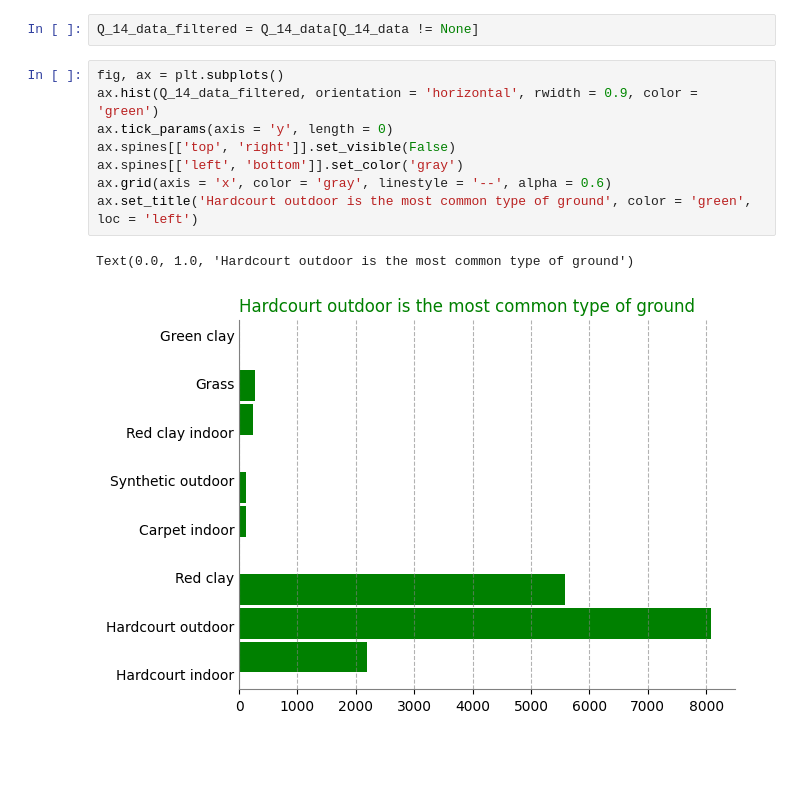
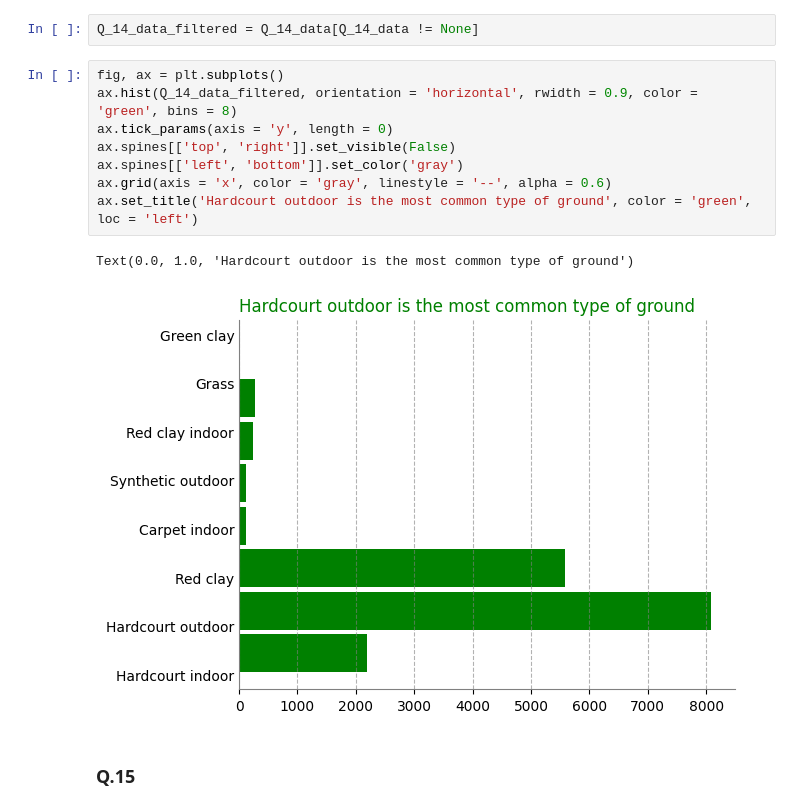
Before and after one commit to ParsaDEV15/Tennis-Project, a Jupyter notebook: notebooks/pmohammad_analysis_13_17.ipynb, the cells around one changed output. Cells and saved outputs as stored; diff of their text form; blank space fills up the shorter version.

```diff
--- a/notebooks/pmohammad_analysis_13_17.ipynb
+++ b/notebooks/pmohammad_analysis_13_17.ipynb
@@ -77,12 +79,14 @@ print(len(Q_14_data), list(Q_14_data).count(None))
 Q_14_data_filtered = Q_14_data[Q_14_data != None]
 # %%
 fig, ax = plt.subplots()
-ax.hist(Q_14_data_filtered, orientation = 'horizontal', rwidth = 0.9, color = 'green')
+ax.hist(Q_14_data_filtered, orientation = 'horizontal', rwidth = 0.9, color = 'green', bins = 8)
 ax.tick_params(axis = 'y', length = 0)
 ax.spines[['top', 'right']].set_visible(False)
 ax.spines[['left', 'bottom']].set_color('gray')
 ax.grid(axis = 'x', color = 'gray', linestyle = '--', alpha = 0.6)
 ax.set_title('Hardcourt outdoor is the most common type of ground', color = 'green', loc = 'left')
 # %% [output]
 Text(0.0, 1.0, 'Hardcourt outdoor is the most common type of ground')
-[figure, old version]
+[figure, new version]
+# %% [markdown]
+### **Q.15**
```
Also changed, not shown: parts of 7 cells of this notebook.
